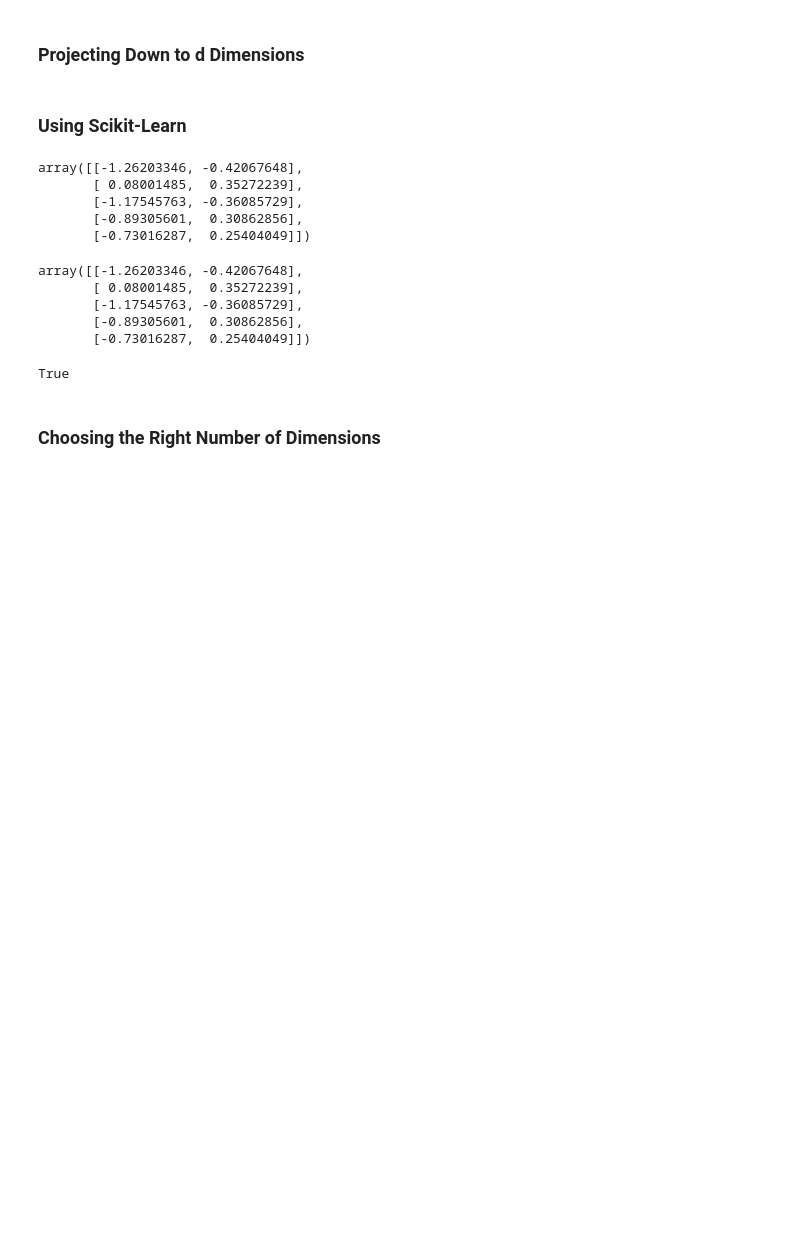
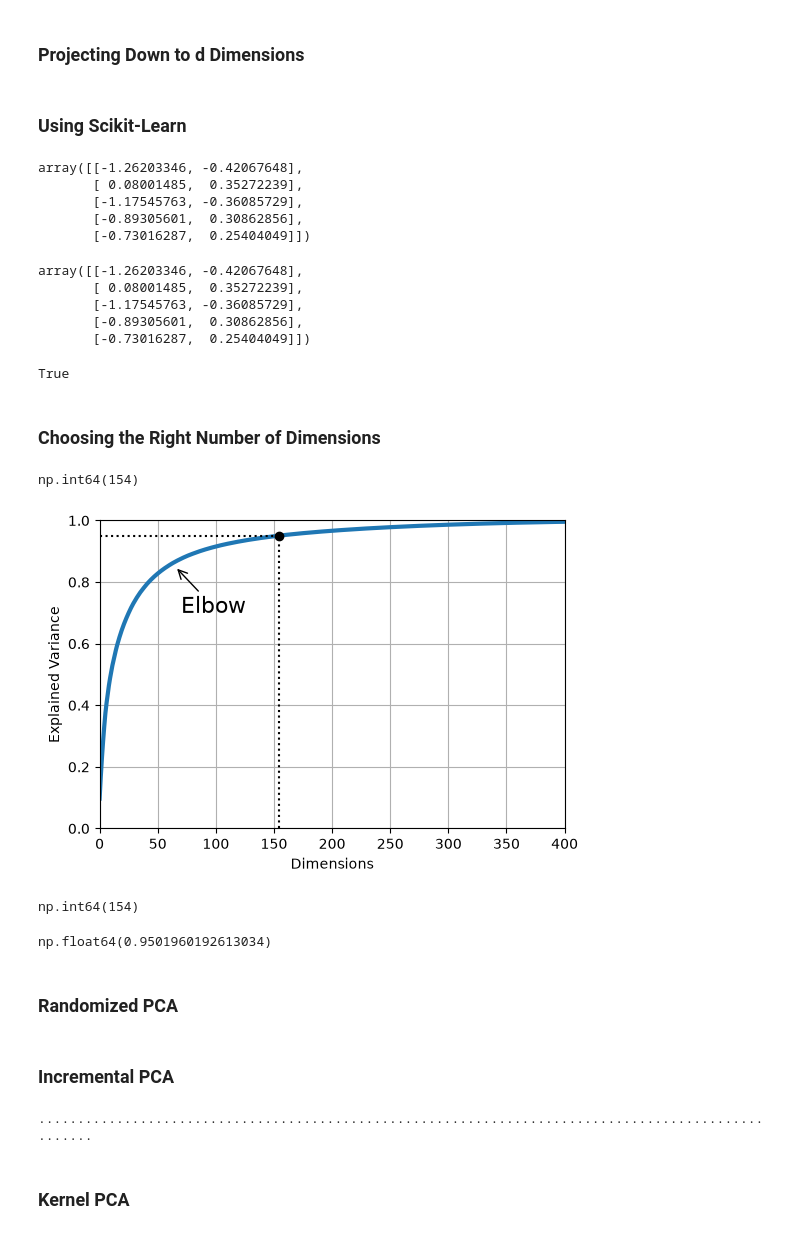
Before and after one commit to vladmurnik/dimensionality_reduction, a Jupyter notebook: DM.ipynb, the cells around one changed output. Cells and saved outputs as stored; diff of their text form; code cells hidden in the pictures; blank space fills up the shorter version.

```diff
--- a/DM.ipynb
+++ b/DM.ipynb
@@ -83,3 +83,26 @@ pca = PCA()
 pca.fit(X_train)
 cumsum = np.cumsum(pca.explained_variance_ratio_)
 d = np.argmax(cumsum >= 0.95) + 1
+# %%
+d
+# %% [output]
+np.int64(154)
+# %%
+import matplotlib as mpl
+import matplotlib.pyplot as plt
+
+plt.figure(figsize=(6,4))
+plt.plot(cumsum, linewidth=3)
+plt.axis([0, 400, 0, 1])
+plt.xlabel("Dimensions")
+plt.ylabel("Explained Variance")
+plt.plot([d, d], [0, 0.95], "k:")
+plt.plot([0, d], [0.95, 0.95], "k:")
+plt.plot(d, 0.95, "ko")
+plt.annotate("Elbow", xy=(65, 0.85), xytext=(70, 0.7),
+             arrowprops=dict(arrowstyle="->"), fontsize=16)
+plt.grid(True)
+plt.savefig("img/explained_variance_plot")
+plt.show()
+# %% [output]
+[figure, added]
@@ -85,0 +112,8 @@ d = np.argmax(cumsum >= 0.95) + 1
+# %%
+pca.n_components_
+# %% [output]
+np.int64(154)
+# %%
+np.sum(pca.explained_variance_ratio_)
+# %% [output]
+np.float64(0.9501960192613034)
@@ -85,0 +122,2 @@ d = np.argmax(cumsum >= 0.95) + 1
+# %% [markdown]
+### Randomized PCA
@@ -85,0 +127,16 @@ d = np.argmax(cumsum >= 0.95) + 1
+# %% [markdown]
+### Incremental PCA
+# %%
+from sklearn.decomposition import IncrementalPCA
+
+n_batches = 100
+inc_pca = IncrementalPCA(n_components=154)
+for X_batch in np.array_split(X_train, n_batches):
+    print(".", end="")
+    inc_pca.partial_fit(X_batch)
+
+X_reduced = inc_pca.transform(X_train)
+# %% [output]
+....................................................................................................
+# %% [markdown]
+### Kernel PCA
```
Also changed, not shown: parts of 6 cells of this notebook, 6 other files.
